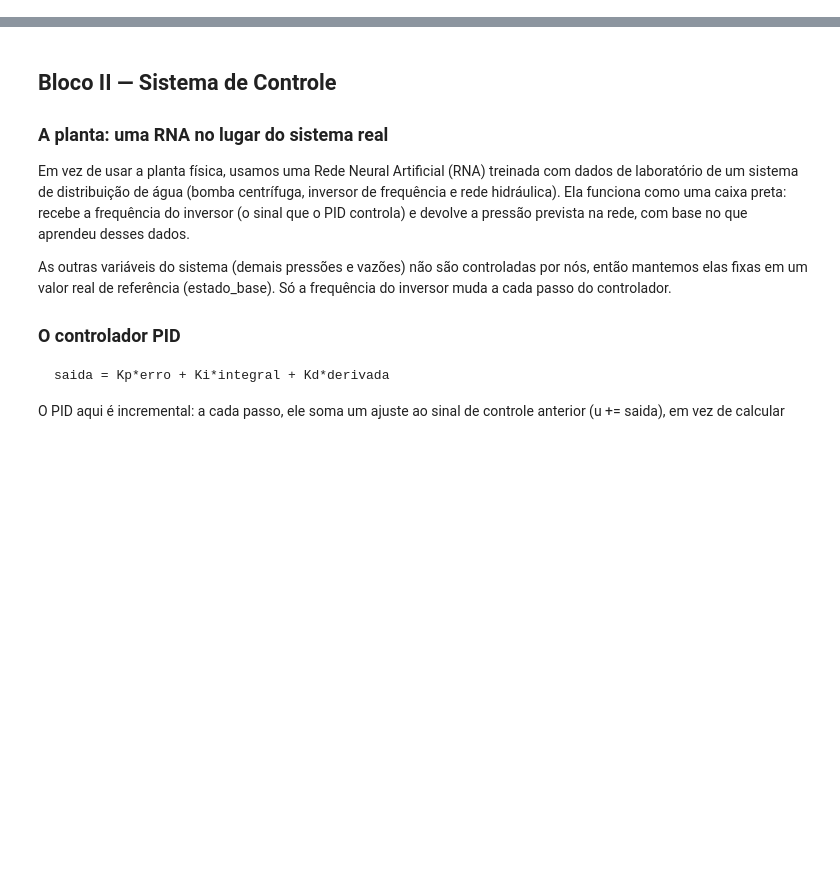
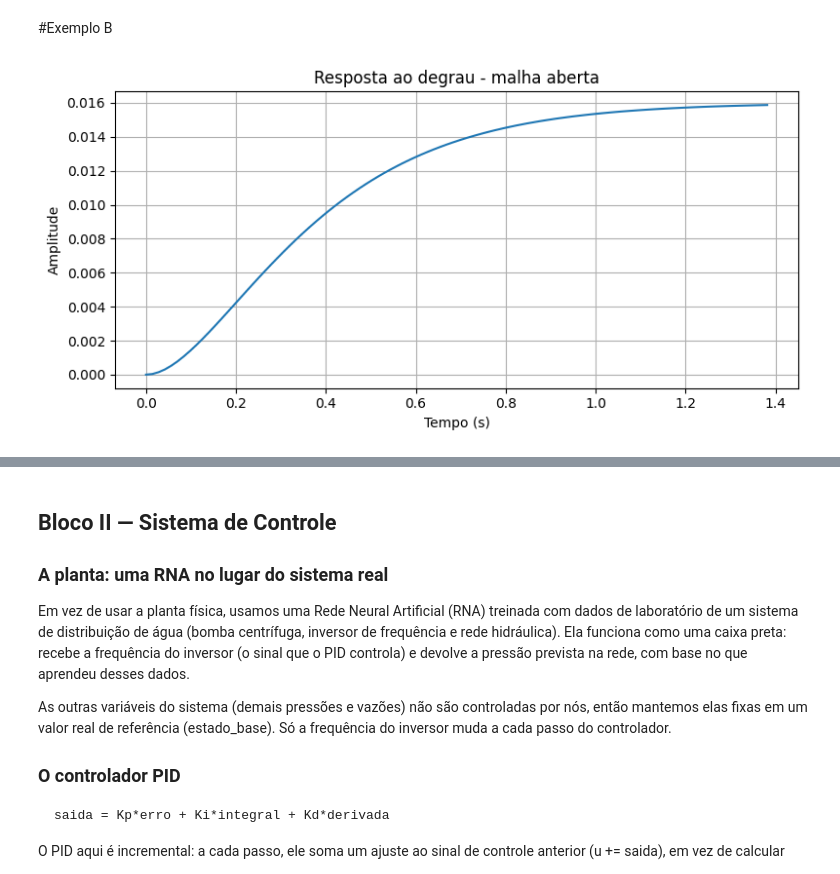
Before and after one commit to laismngueira/minicurso-smc, a Jupyter notebook: versao_colab/Minicurso_SCP01.ipynb, the cells around one changed output, grey strips where cells are left out. Saved outputs shown, nothing was run; the diff lists cells and outputs as text; code cells hidden in the pictures; blank space fills up the shorter version.

```diff
--- a/versao_colab/Minicurso_SCP01.ipynb
+++ b/versao_colab/Minicurso_SCP01.ipynb
@@ -35,9 +38,10 @@ from langchain_groq import ChatGroq
 from google.colab import userdata
 
 GROQ_API_KEY = userdata.get('GROQ_API_KEY')  # confira o nome do segredo no Colab
+# coloque o mesmo nome entre ' ' que você definiu no secret
 
 llm = ChatGroq(
-    model="openai/gpt-oss-120b",
+    model="openai/gpt-oss-20b", # teste o openai/gpt-oss-20b openai/gpt-oss-120b
     temperature=0.1,  # 0 a 1: quanto maior, mais criativa a resposta
     api_key=GROQ_API_KEY,
 )
@@ -46,0 +69,67 @@ print(resp_test.content)
+# %% [markdown]
+#Exemplo B
+# %%
+!pip install -q control
+
+import numpy as np
+import control as ct
+import matplotlib.pyplot as plt
+from IPython.display import display, Markdown
+from langchain_core.messages import HumanMessage
+from langchain.agents import create_agent
+
+# ---- Planta contínua e discretizada ----
+planta = ct.tf([0.4], [1, 10, 25])
+Ts = 0.5
+planta_d = ct.c2d(planta, Ts, "zoh")
+
+wn, zeta, polos = ct.damp(planta, doprint=False)
+info = ct.step_info(planta)
+
+dados_planta = f"""
+Planta contínua: G(s) = 0.4 / (s^2 + 10s + 25)
+Planta discretizada (Ts = {Ts}s, ZOH): G(z) = {planta_d}
+Polos (malha aberta): {[f"{p:.3f}" for p in polos]}
+Ganho DC: {float(ct.dcgain(planta)):.3f}
+wn: {wn[0]:.2f} rad/s | zeta: {zeta[0]:.2f}
+Resposta ao degrau (malha aberta): subida {info['RiseTime']:.2f}s, acomodação {info['SettlingTime']:.2f}s, sobressinal {info['Overshoot']:.2f}%
+"""
+
+t, y = ct.step_response(planta)
+plt.figure(figsize=(8, 4))
+plt.plot(t, y)
+plt.title("Resposta ao degrau - malha aberta")
+plt.xlabel("Tempo (s)"); plt.ylabel("Amplitude")
+plt.grid(True); plt.tight_layout(); plt.show()
+
+SYSTEM_PROMPT = f"""Você é um engenheiro de controle e professor. Responda em português,
+de forma didática e completa, explicando o raciocínio por trás da resposta, não só o resultado.
+Sempre que fizer sentido, relacione o conceito perguntado com os dados da planta abaixo e
+explique o que eles significam na prática. Nunca invente números; use apenas os dados fornecidos.
+
+{dados_planta}
+
+Estruture a resposta em 1 a 3 parágrafos (ou tópicos, se for mais claro), evitando respostas
+de uma linha só, mesmo que a pergunta seja simples.
+
+Formatação: escreva equações e cálculos em texto simples (ex: G(0) = 0.4 / 25 = 0.016),
+nunca use LaTeX nem os delimitadores [ ], \\( \\), \\[ \\] ou $ $.
+
+"""
+
+agente = create_agent(llm, tools=[], system_prompt=SYSTEM_PROMPT)
+
+# ---- Conversa ----
+historico = []
+
+def perguntar(pergunta):
+    global historico
+    historico.append(HumanMessage(pergunta))
+    historico = agente.invoke({"messages": historico})["messages"]
+    display(Markdown(historico[-1].content))
+
+def nova_conversa():
+    global historico
+    historico = []
+# %% [output]
+[figure, added]
```
Also changed, not shown: parts of 16 cells of this notebook, 1 other file.
